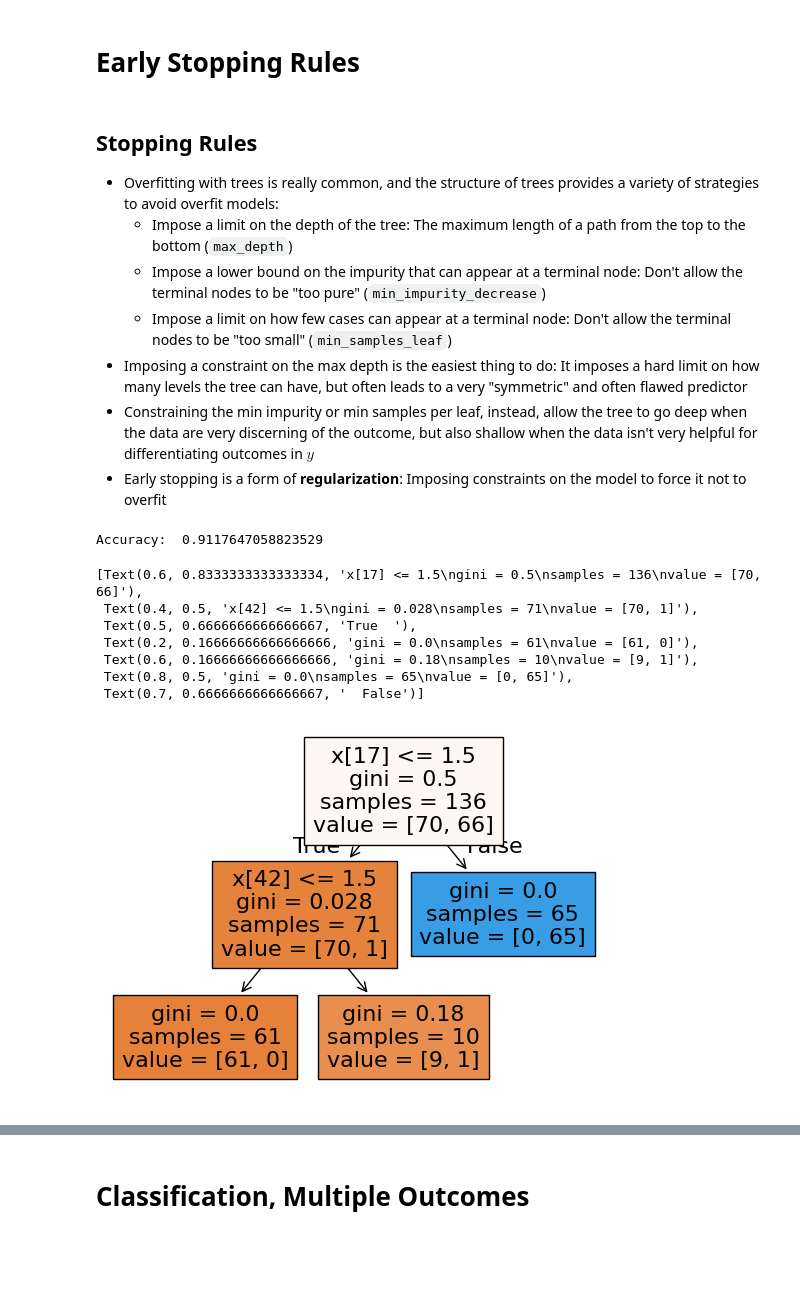
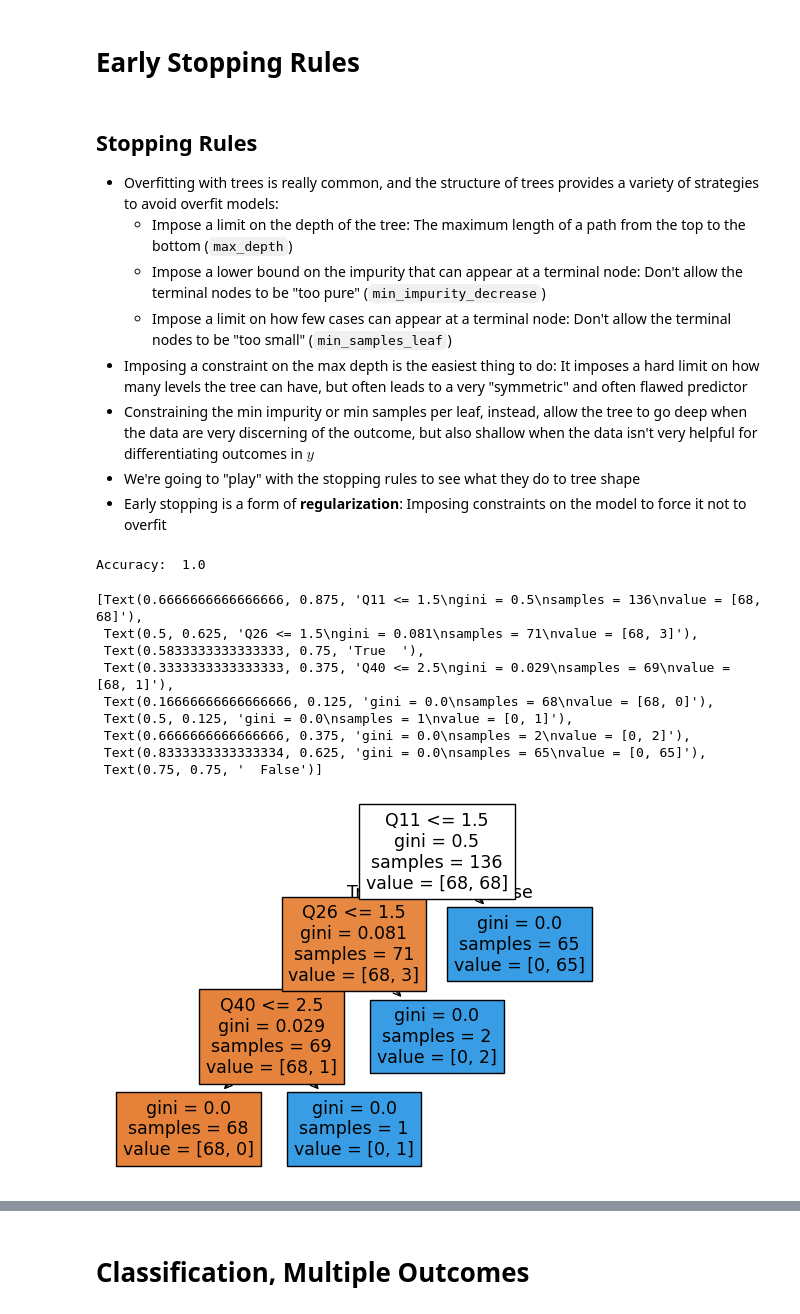
Before and after one commit to yuthimreddy/trees, a Jupyter notebook: trees.ipynb, the cells around one changed output, grey strips where cells are left out. Saved outputs shown, nothing was run; the diff lists cells and outputs as text; code cells hidden in the pictures; blank space fills up the shorter version.

```diff
--- a/trees.ipynb
+++ b/trees.ipynb
@@ -394,47 +422,49 @@ sns.scatterplot(x=x.unique(),y=RMSE).set(title='Regression Splitting on Beds', x
   - Impose a limit on how few cases can appear at a terminal node: Don't allow the terminal nodes to be "too small" (`min_samples_leaf`)
 - Imposing a constraint on the max depth is the easiest thing to do: It imposes a hard limit on how many levels the tree can have, but often leads to a very "symmetric" and often flawed predictor
 - Constraining the min impurity or min samples per leaf, instead, allow the tree to go deep when the data are very discerning of the outcome, but also shallow when the data isn't very helpful for differentiating outcomes in $y$
+- We're going to "play" with the stopping rules to see what they do to tree shape
 - Early stopping is a form of **regularization**: Imposing constraints on the model to force it not to overfit
 # %%
 ## Fit the Model:
 from sklearn import tree # Import the tree classifier
 df = pd.read_csv('./data/divorce/divorce_data.csv',sep=';') # Load divorce data
-
-df = df.drop('Q18',axis=1)
 
 ## Preprocess Data:
 y = df['Divorce']
 X = df.drop(['Divorce'], axis=1)
 
 ## Split the Sample into Training and Testing Sets:
-X_train, X_test, y_train, y_test = train_test_split(X,y,test_size=.2,random_state=104)
+X_train, X_test, y_train, y_test = train_test_split(X,y,test_size=.2,random_state=100)
 
-cart = tree.DecisionTreeClassifier(min_samples_leaf = 10) # Create a classifier object
-#cart = tree.DecisionTreeClassifier(min_impurity_decrease= .3) # Create a classifier object
-#cart = tree.DecisionTreeClassifier()
+cart = tree.DecisionTreeClassifier() # No pruning
+#cart = tree.DecisionTreeClassifier(min_samples_leaf = 7) # Control min leaf size
+#cart = tree.DecisionTreeClassifier(min_impurity_decrease= .1) # Control min impurity
 
 ## Make Predictions on the Test Set:
 cart = cart.fit(X_train, y_train) # Fit the classifier
 y_hat = cart.predict(X_test)
 
 ## Confusion Matrix:
 tab = pd.crosstab(y_test,y_hat) # Compute confusion matrix
-acc = np.trace(tab)/np.sum(np.sum(tab,axis=0)) # Faster way to compute accuracy
+acc = np.trace(tab)/len(y_test) # Faster way to compute accuracy
 print('Accuracy: ', acc, '\n')
 pd.crosstab(y_test,y_hat)
 
 # Visualize results:
-plot_tree(cart,filled=True)
+var_names = cart.feature_names_in_
+plot_tree(cart,filled=True,feature_names=var_names)
 # %% [output]
-Accuracy:  0.9117647058823529
+Accuracy:  1.0
-[Text(0.6, 0.8333333333333334, 'x[17] <= 1.5\ngini = 0.5\nsamples = 136\nvalue = [70, 66]'),
- Text(0.4, 0.5, 'x[42] <= 1.5\ngini = 0.028\nsamples = 71\nvalue = [70, 1]'),
- Text(0.5, 0.6666666666666667, 'True  '),
- Text(0.2, 0.16666666666666666, 'gini = 0.0\nsamples = 61\nvalue = [61, 0]'),
- Text(0.6, 0.16666666666666666, 'gini = 0.18\nsamples = 10\nvalue = [9, 1]'),
- Text(0.8, 0.5, 'gini = 0.0\nsamples = 65\nvalue = [0, 65]'),
- Text(0.7, 0.6666666666666667, '  False')]
+[Text(0.6666666666666666, 0.875, 'Q11 <= 1.5\ngini = 0.5\nsamples = 136\nvalue = [68, 68]'),
+ Text(0.5, 0.625, 'Q26 <= 1.5\ngini = 0.081\nsamples = 71\nvalue = [68, 3]'),
+ Text(0.5833333333333333, 0.75, 'True  '),
+ Text(0.3333333333333333, 0.375, 'Q40 <= 2.5\ngini = 0.029\nsamples = 69\nvalue = [68, 1]'),
+ Text(0.16666666666666666, 0.125, 'gini = 0.0\nsamples = 68\nvalue = [68, 0]'),
+ Text(0.5, 0.125, 'gini = 0.0\nsamples = 1\nvalue = [0, 1]'),
+ Text(0.6666666666666666, 0.375, 'gini = 0.0\nsamples = 2\nvalue = [0, 2]'),
+ Text(0.8333333333333334, 0.625, 'gini = 0.0\nsamples = 65\nvalue = [0, 65]'),
+ Text(0.75, 0.75, '  False')]
-[figure, old version]
+[figure, new version]
 # %%
 from sklearn.tree import DecisionTreeRegressor # Import the tree classifier
 from sklearn.tree import plot_tree # Import the tree classifier
```
Also changed, not shown: parts of 28 cells of this notebook, 13 other files.
